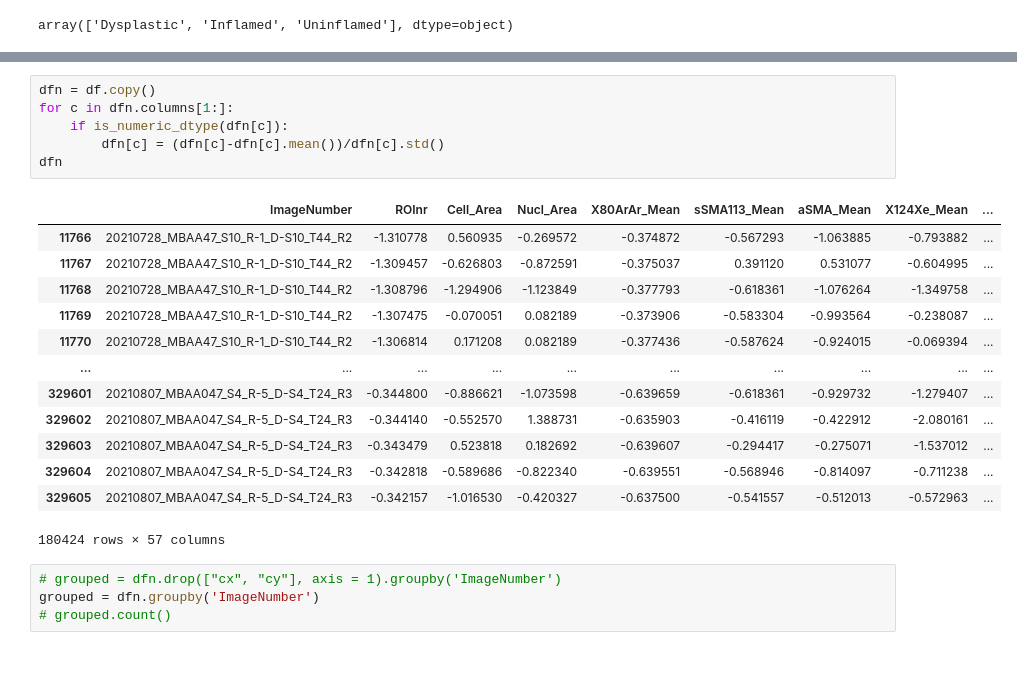
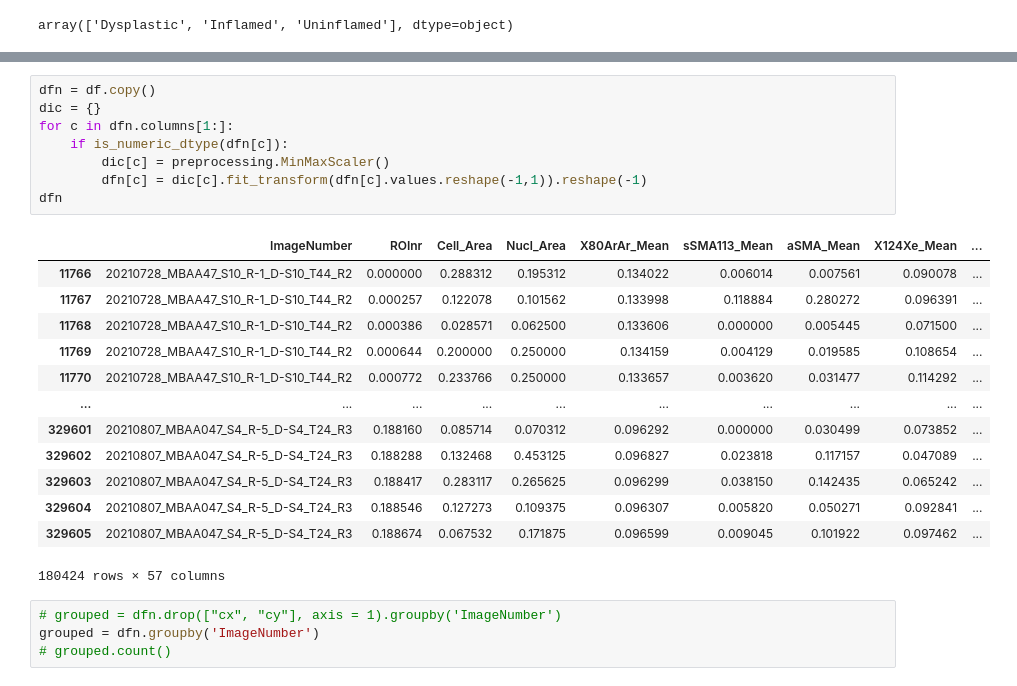
Before and after one commit to JanSuper/MasterProject1-1, a Jupyter notebook: Project Arthur copy.ipynb, the cells around one changed output, grey strips where cells are left out. Drawn from its saved outputs; the diff is of its cells as text.

```diff
--- a/Project Arthur copy.ipynb
+++ b/Project Arthur copy.ipynb
@@ -35,23 +50,25 @@ See the caveats in the documentation: https://pandas.pydata.org/pandas-docs/stab
   dfd[c] = dfd[c].apply(lambda x: float(x.split()[0].replace(',','.')))
 # %%
 dfn = df.copy()
+dic = {}
 for c in dfn.columns[1:]:
     if is_numeric_dtype(dfn[c]):
-        dfn[c] = (dfn[c]-dfn[c].mean())/dfn[c].std()
+        dic[c] = preprocessing.MinMaxScaler()
+        dfn[c] = dic[c].fit_transform(dfn[c].values.reshape(-1,1)).reshape(-1)
 dfn
 # %% [output]
 |  | ImageNumber | ROInr | Cell_Area | Nucl_Area | X80ArAr_Mean | sSMA113_Mean | aSMA_Mean | X124Xe_Mean | ... |
-| 11766 | 20210728_MBAA47_S10_R-1_D-S10_T44_R2 | -1.310778 | 0.560935 | -0.269572 | -0.374872 | -0.567293 | -1.063885 | -0.793882 | ... |
-| 11767 | 20210728_MBAA47_S10_R-1_D-S10_T44_R2 | -1.309457 | -0.626803 | -0.872591 | -0.375037 | 0.391120 | 0.531077 | -0.604995 | ... |
-| 11768 | 20210728_MBAA47_S10_R-1_D-S10_T44_R2 | -1.308796 | -1.294906 | -1.123849 | -0.377793 | -0.618361 | -1.076264 | -1.349758 | ... |
-| 11769 | 20210728_MBAA47_S10_R-1_D-S10_T44_R2 | -1.307475 | -0.070051 | 0.082189 | -0.373906 | -0.583304 | -0.993564 | -0.238087 | ... |
-| 11770 | 20210728_MBAA47_S10_R-1_D-S10_T44_R2 | -1.306814 | 0.171208 | 0.082189 | -0.377436 | -0.587624 | -0.924015 | -0.069394 | ... |
+| 11766 | 20210728_MBAA47_S10_R-1_D-S10_T44_R2 | 0.000000 | 0.288312 | 0.195312 | 0.134022 | 0.006014 | 0.007561 | 0.090078 | ... |
+| 11767 | 20210728_MBAA47_S10_R-1_D-S10_T44_R2 | 0.000257 | 0.122078 | 0.101562 | 0.133998 | 0.118884 | 0.280272 | 0.096391 | ... |
+| 11768 | 20210728_MBAA47_S10_R-1_D-S10_T44_R2 | 0.000386 | 0.028571 | 0.062500 | 0.133606 | 0.000000 | 0.005445 | 0.071500 | ... |
+| 11769 | 20210728_MBAA47_S10_R-1_D-S10_T44_R2 | 0.000644 | 0.200000 | 0.250000 | 0.134159 | 0.004129 | 0.019585 | 0.108654 | ... |
+| 11770 | 20210728_MBAA47_S10_R-1_D-S10_T44_R2 | 0.000772 | 0.233766 | 0.250000 | 0.133657 | 0.003620 | 0.031477 | 0.114292 | ... |
 | ... | ... | ... | ... | ... | ... | ... | ... | ... | ... |
-| 329601 | 20210807_MBAA047_S4_R-5_D-S4_T24_R3 | -0.344800 | -0.886621 | -1.073598 | -0.639659 | -0.618361 | -0.929732 | -1.279407 | ... |
-| 329602 | 20210807_MBAA047_S4_R-5_D-S4_T24_R3 | -0.344140 | -0.552570 | 1.388731 | -0.635903 | -0.416119 | -0.422912 | -2.080161 | ... |
-| 329603 | 20210807_MBAA047_S4_R-5_D-S4_T24_R3 | -0.343479 | 0.523818 | 0.182692 | -0.639607 | -0.294417 | -0.275071 | -1.537012 | ... |
-| 329604 | 20210807_MBAA047_S4_R-5_D-S4_T24_R3 | -0.342818 | -0.589686 | -0.822340 | -0.639551 | -0.568946 | -0.814097 | -0.711238 | ... |
-| 329605 | 20210807_MBAA047_S4_R-5_D-S4_T24_R3 | -0.342157 | -1.016530 | -0.420327 | -0.637500 | -0.541557 | -0.512013 | -0.572963 | ... |
+| 329601 | 20210807_MBAA047_S4_R-5_D-S4_T24_R3 | 0.188160 | 0.085714 | 0.070312 | 0.096292 | 0.000000 | 0.030499 | 0.073852 | ... |
+| 329602 | 20210807_MBAA047_S4_R-5_D-S4_T24_R3 | 0.188288 | 0.132468 | 0.453125 | 0.096827 | 0.023818 | 0.117157 | 0.047089 | ... |
+| 329603 | 20210807_MBAA047_S4_R-5_D-S4_T24_R3 | 0.188417 | 0.283117 | 0.265625 | 0.096299 | 0.038150 | 0.142435 | 0.065242 | ... |
+| 329604 | 20210807_MBAA047_S4_R-5_D-S4_T24_R3 | 0.188546 | 0.127273 | 0.109375 | 0.096307 | 0.005820 | 0.050271 | 0.092841 | ... |
+| 329605 | 20210807_MBAA047_S4_R-5_D-S4_T24_R3 | 0.188674 | 0.067532 | 0.171875 | 0.096599 | 0.009045 | 0.101922 | 0.097462 | ... |
 180424 rows × 57 columns
 # %%
 # grouped = dfn.drop(["cx", "cy"], axis = 1).groupby('ImageNumber')
```
Also changed, not shown: parts of 7 cells of this notebook, 2 other files.
